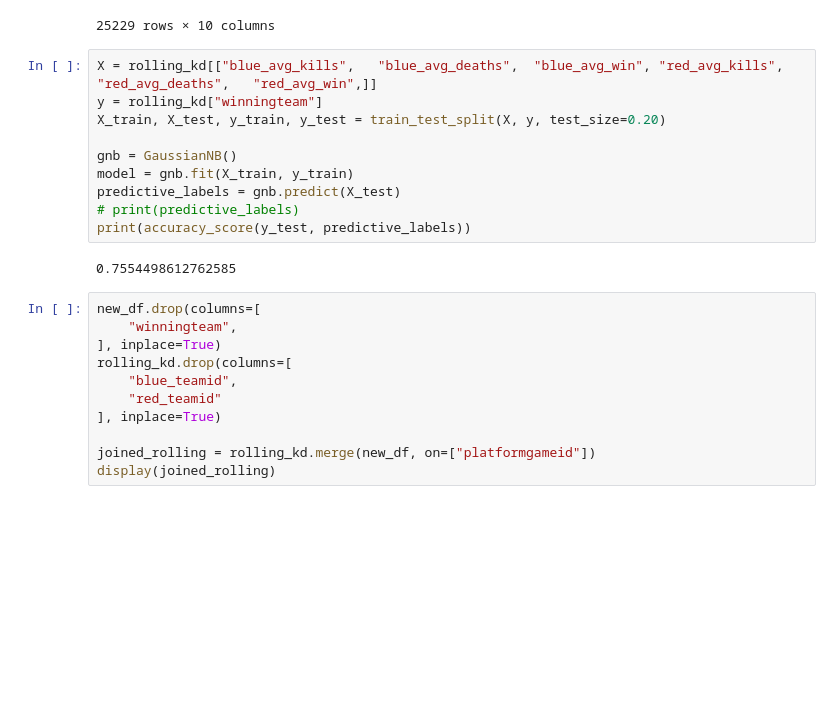
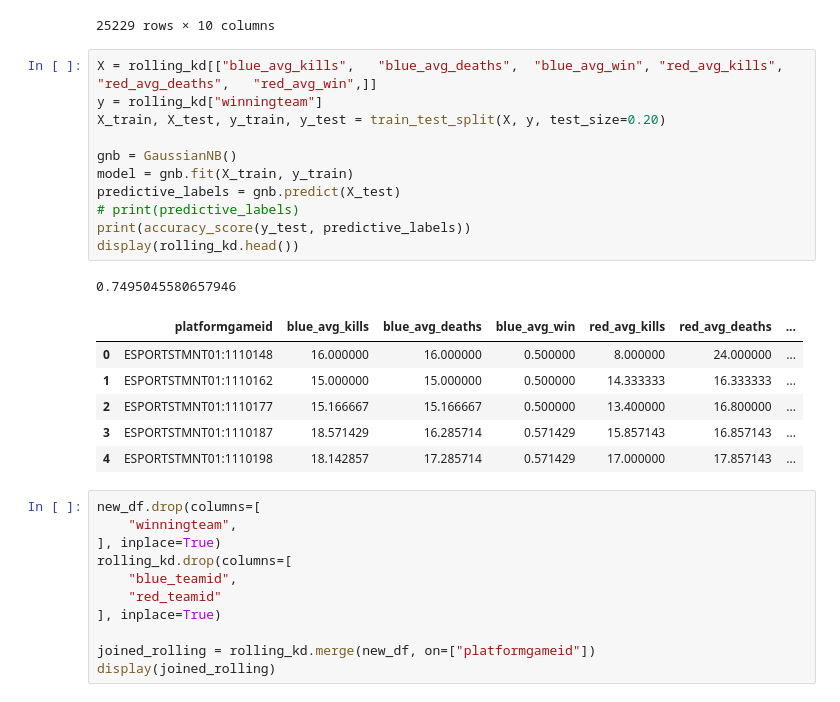
Before and after one commit to JanWen/gnar_score, a Jupyter notebook: csv/rolling.ipynb, the cells around one changed output. Saved outputs shown, nothing was run; the diff lists cells and outputs as text; blank space fills up the shorter version.

```diff
--- a/csv/rolling.ipynb
+++ b/csv/rolling.ipynb
@@ -225,15 +225,22 @@ See the caveats in the documentation: https://pandas.pydata.org/pandas-docs/stab
 # %%
 X = rolling_kd[["blue_avg_kills",	"blue_avg_deaths",	"blue_avg_win",	"red_avg_kills",	"red_avg_deaths",	"red_avg_win",]]
 y = rolling_kd["winningteam"]
 X_train, X_test, y_train, y_test = train_test_split(X, y, test_size=0.20)
 
 gnb = GaussianNB()
 model = gnb.fit(X_train, y_train)
 predictive_labels = gnb.predict(X_test)
 # print(predictive_labels)
 print(accuracy_score(y_test, predictive_labels))
+display(rolling_kd.head())
 # %% [output]
-0.7554498612762585
+0.7495045580657946
+|  | platformgameid | blue_avg_kills | blue_avg_deaths | blue_avg_win | red_avg_kills | red_avg_deaths | ... |
+| 0 | ESPORTSTMNT01:1110148 | 16.000000 | 16.000000 | 0.500000 | 8.000000 | 24.000000 | ... |
+| 1 | ESPORTSTMNT01:1110162 | 15.000000 | 15.000000 | 0.500000 | 14.333333 | 16.333333 | ... |
+| 2 | ESPORTSTMNT01:1110177 | 15.166667 | 15.166667 | 0.500000 | 13.400000 | 16.800000 | ... |
+| 3 | ESPORTSTMNT01:1110187 | 18.571429 | 16.285714 | 0.571429 | 15.857143 | 16.857143 | ... |
+| 4 | ESPORTSTMNT01:1110198 | 18.142857 | 17.285714 | 0.571429 | 17.000000 | 17.857143 | ... |
 # %%
 new_df.drop(columns=[
     "winningteam",
```
Also changed, not shown: parts of 4 cells of this notebook, 45 other files.
